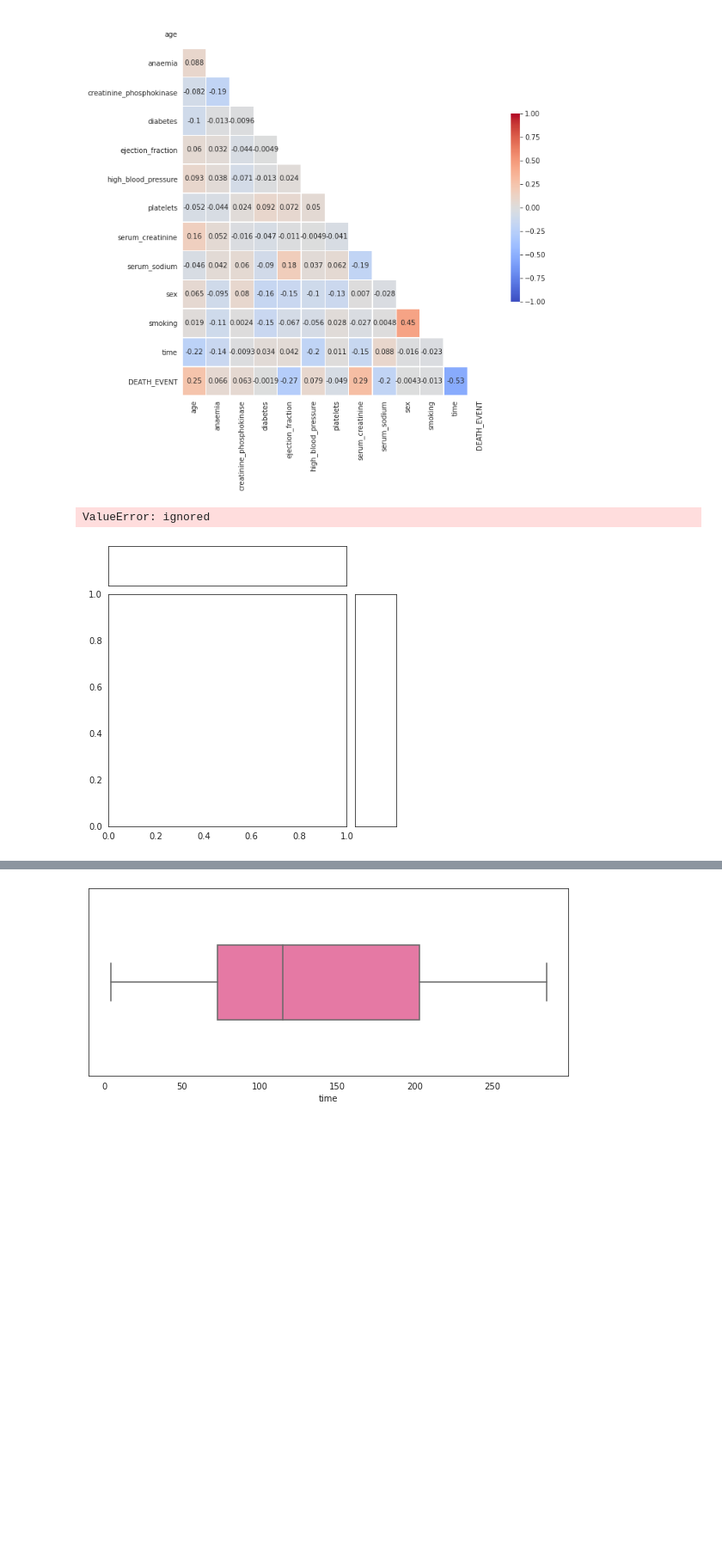
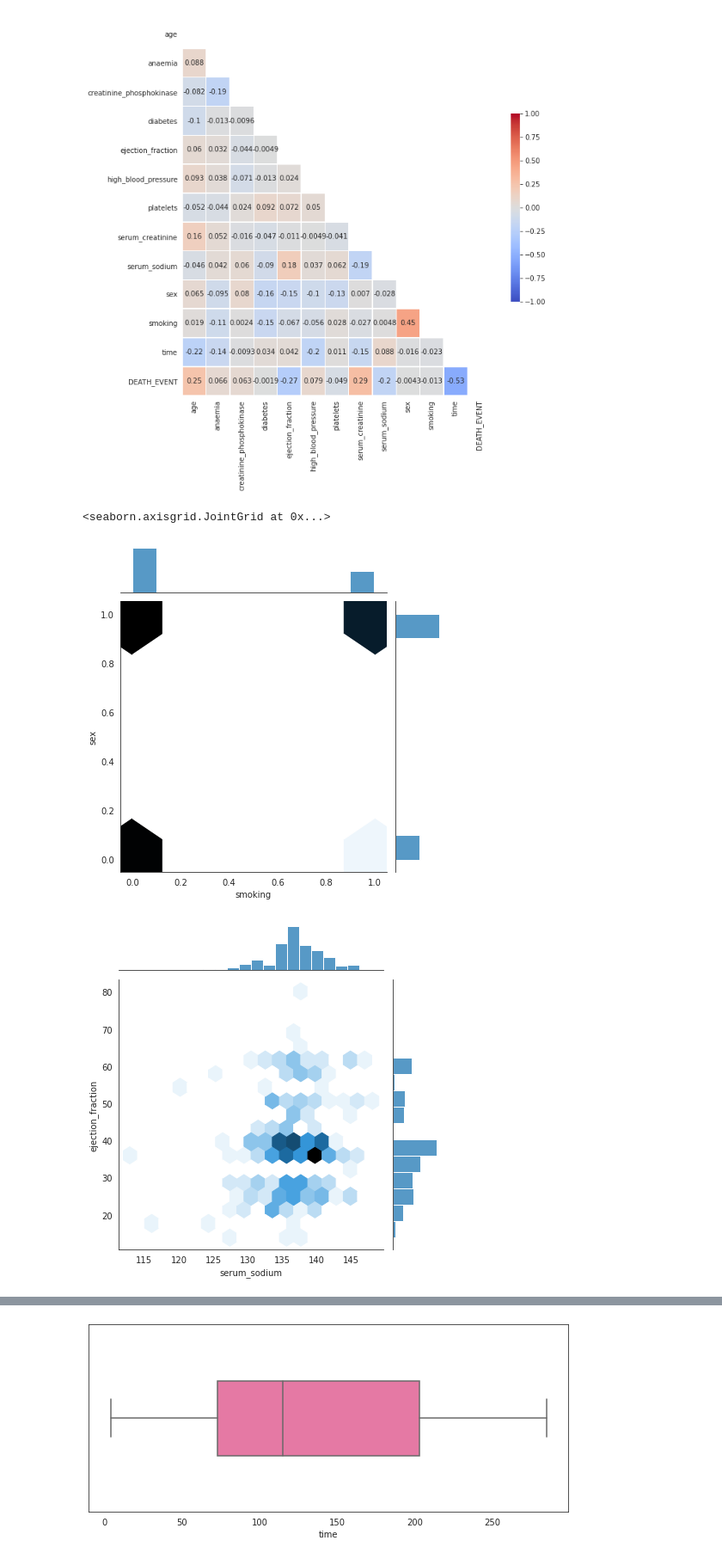
Before and after one commit to ggume/forgrad, a Jupyter notebook: for_grad.ipynb, the cells around one changed output, grey strips where cells are left out. Shown: that part at 86% size. Drawn from its saved outputs; the diff is of its cells as text; code cells hidden in the pictures; blank space fills up the shorter version.

```diff
--- a/for_grad.ipynb
+++ b/for_grad.ipynb
@@ -133,8 +135,15 @@ sns.heatmap(heart_data.corr(),
 plt.show()
 # %% [output]
 [figure]
-# %%
-sns.jointplot(x='heart_data.DEATH_EVENT',y='heart_data.age',data=heart_data)
-# %% [output]
-ValueError: ignored
-[figure, removed]
+# %%
+#남여 흡연 여부...
+sns.jointplot(x=heart_data.smoking,y=heart_data.sex, kind='hex')
+#serum_sodium과 ejection_fraction의 상관관계
+sns.jointplot(x=heart_data.serum_sodium,y=heart_data.ejection_fraction, kind='hex')
+sns.jointplot(x=heart_data.serum_sodium,y=heart_data.ejection_fraction, kind='kde')
+
+sns.jointplot(x=heart_data.anaemia,y=heart_data.high_blood_pressure, kind='hex')
+# %% [output]
+<seaborn.axisgrid.JointGrid at 0x...>
+[figure, added]
+[figure, added]
```
Also changed, not shown: parts of 21 cells of this notebook.
